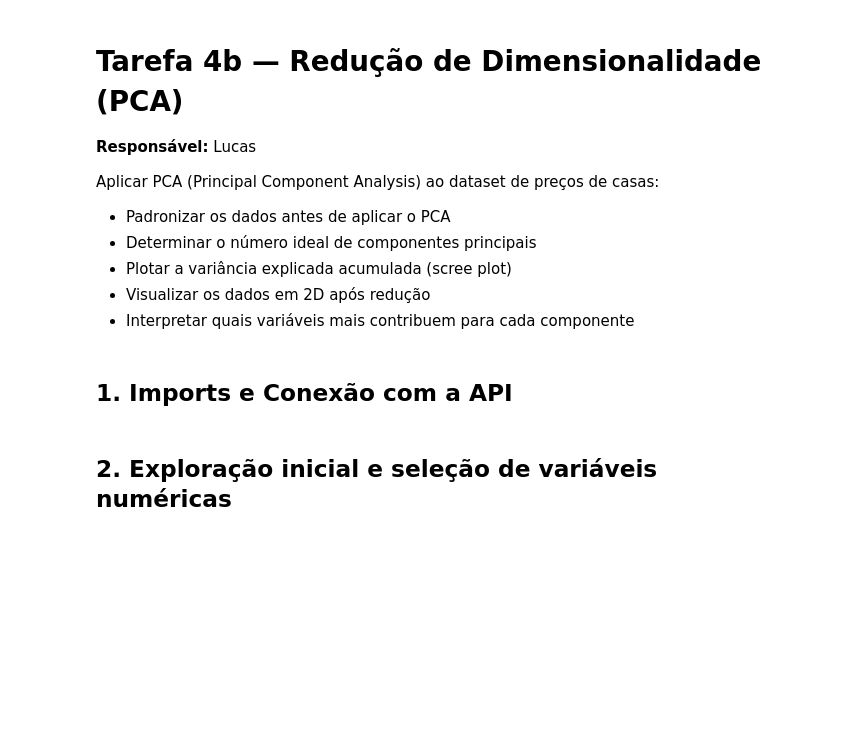
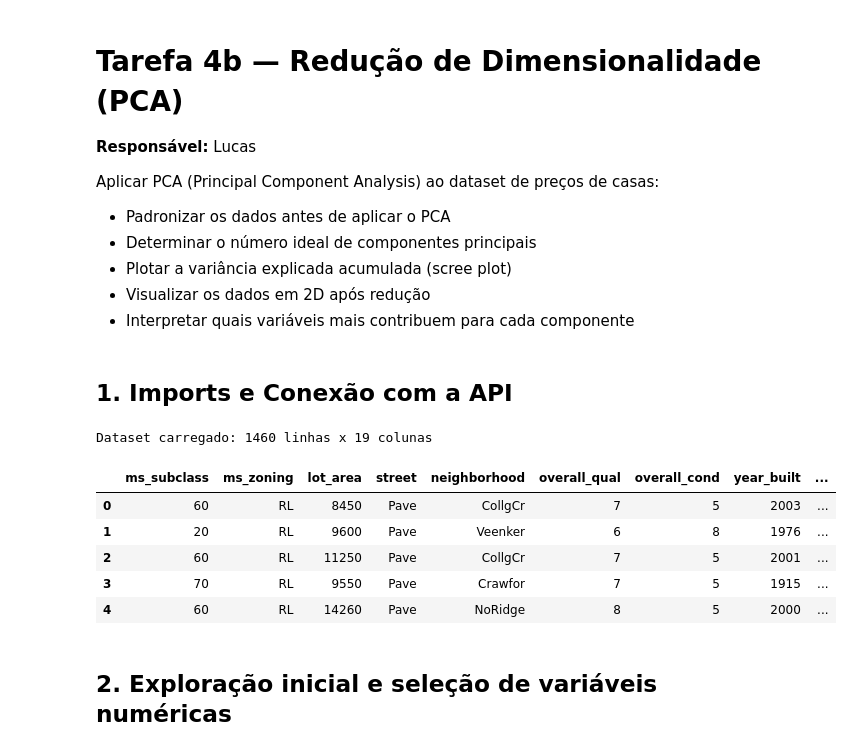
Before and after one commit to MatheusPas/NotebooksC3Analise, a Jupyter notebook: ParteLucas.ipynb, the cells around one changed output. Saved outputs shown, nothing was run; the diff lists cells and outputs as text; code cells hidden in the pictures; blank space fills up the shorter version.

```diff
--- a/ParteLucas.ipynb
+++ b/ParteLucas.ipynb
@@ -24,10 +24,18 @@ plt.style.use('seaborn-v0_8-whitegrid')
 sns.set_palette('viridis')
 # %%
 # Conexão com a API
-my_conn = conn.get_conn("matheus_root", "server@Database")
+my_conn = conn.get_conn("lucas_dev", "server@Database")
 df = conn.puxar_df(my_conn)
 print(f"Dataset carregado: {df.shape[0]} linhas x {df.shape[1]} colunas")
 df.head()
+# %% [output]
+Dataset carregado: 1460 linhas x 19 colunas
+|  | ms_subclass | ms_zoning | lot_area | street | neighborhood | overall_qual | overall_cond | year_built | ... |
+| 0 | 60 | RL | 8450 | Pave | CollgCr | 7 | 5 | 2003 | ... |
+| 1 | 20 | RL | 9600 | Pave | Veenker | 6 | 8 | 1976 | ... |
+| 2 | 60 | RL | 11250 | Pave | CollgCr | 7 | 5 | 2001 | ... |
+| 3 | 70 | RL | 9550 | Pave | Crawfor | 7 | 5 | 1915 | ... |
+| 4 | 60 | RL | 14260 | Pave | NoRidge | 8 | 5 | 2000 | ... |
 # %% [markdown]
 ## 2. Exploração inicial e seleção de variáveis numéricas
 # %%
```
Also changed, not shown: parts of 14 cells of this notebook.
